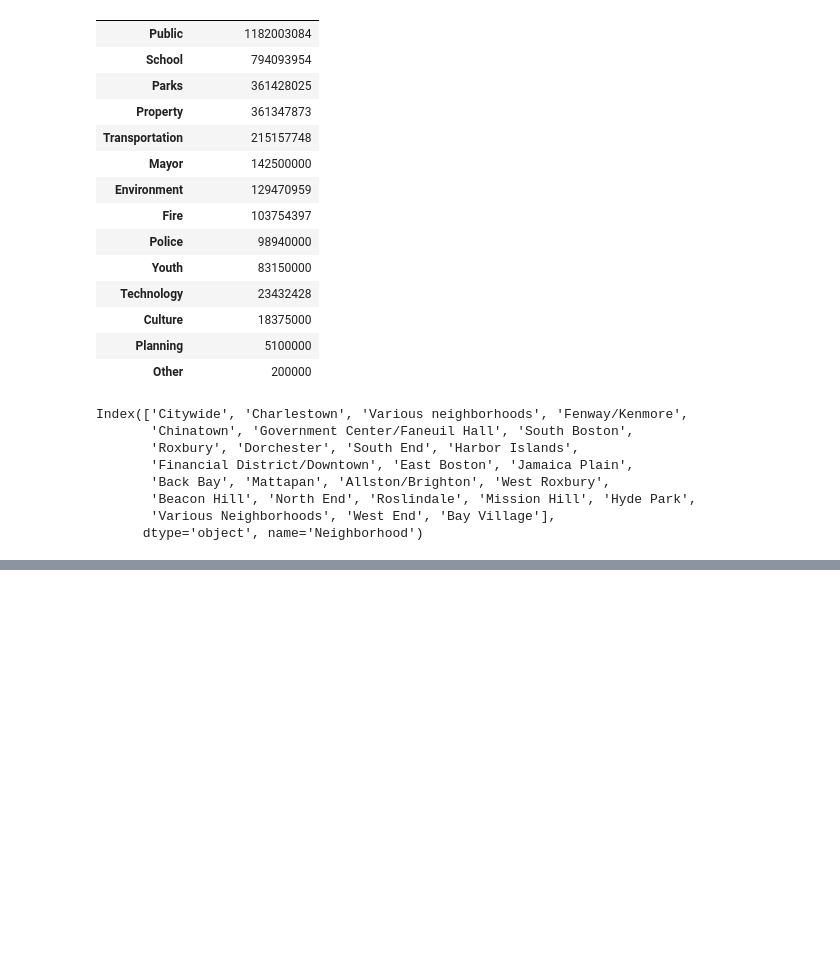
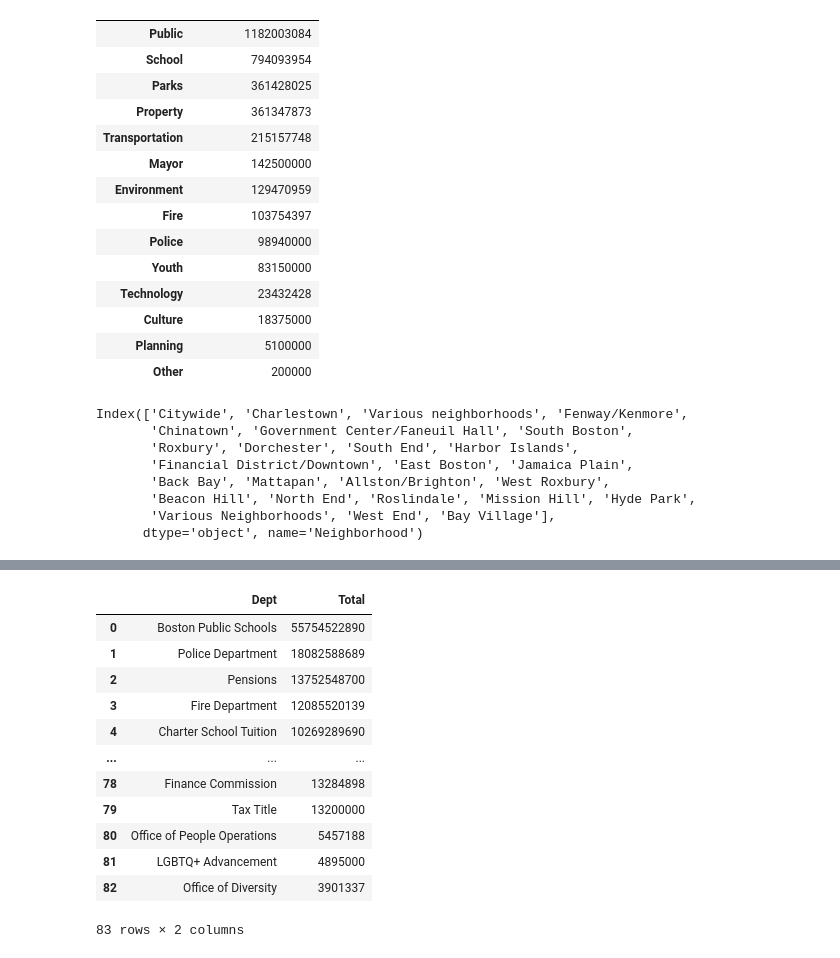
Before and after one commit to BU-Spark/ds-councilor-mejia-city-services, a Jupyter notebook: fall22-team-5/deliverables/deliverable1/capital/capital_budget.ipynb, the cells around one changed output, grey strips where cells are left out. Saved outputs shown, nothing was run; the diff lists cells and outputs as text; code cells hidden in the pictures; blank space fills up the shorter version.

```diff
--- a/fall22-team-5/deliverables/deliverable1/capital/capital_budget.ipynb
+++ b/fall22-team-5/deliverables/deliverable1/capital/capital_budget.ipynb
@@ -257,0 +292,28 @@ boston_map.save('boston_map_1.html')
+# %%
+# add a new column 'Total' to the dataframe, Total = sum starts 4th column to the end
+df_operating_budget['Total'] = df_operating_budget.iloc[:, 4:].sum(axis=1)
+df_operating_budget
+# create a dataframe with 'Dept' row and 'Total' row
+df_operating_budget_total = df_operating_budget[['Dept', 'Total']]
+# group by 'Dept' and sum the 'Total' column
+df_operating_budget_total = df_operating_budget_total.groupby('Dept').sum()
+# sort the dataframe by 'Total' column
+df_operating_budget_total = df_operating_budget_total.sort_values(by='Total', ascending=False)
+# reset the index
+df_operating_budget_total = df_operating_budget_total.reset_index()
+# print the dataframe
+df_operating_budget_total
+# %% [output]
+|  | Dept | Total |
+| 0 | Boston Public Schools | 55754522890 |
+| 1 | Police Department | 18082588689 |
+| 2 | Pensions | 13752548700 |
+| 3 | Fire Department | 12085520139 |
+| 4 | Charter School Tuition | 10269289690 |
+| ... | ... | ... |
+| 78 | Finance Commission | 13284898 |
+| 79 | Tax Title | 13200000 |
+| 80 | Office of People Operations | 5457188 |
+| 81 | LGBTQ+ Advancement | 4895000 |
+| 82 | Office of Diversity | 3901337 |
+83 rows × 2 columns
```
Also changed, not shown: parts of 3 cells of this notebook, 5 other files.
